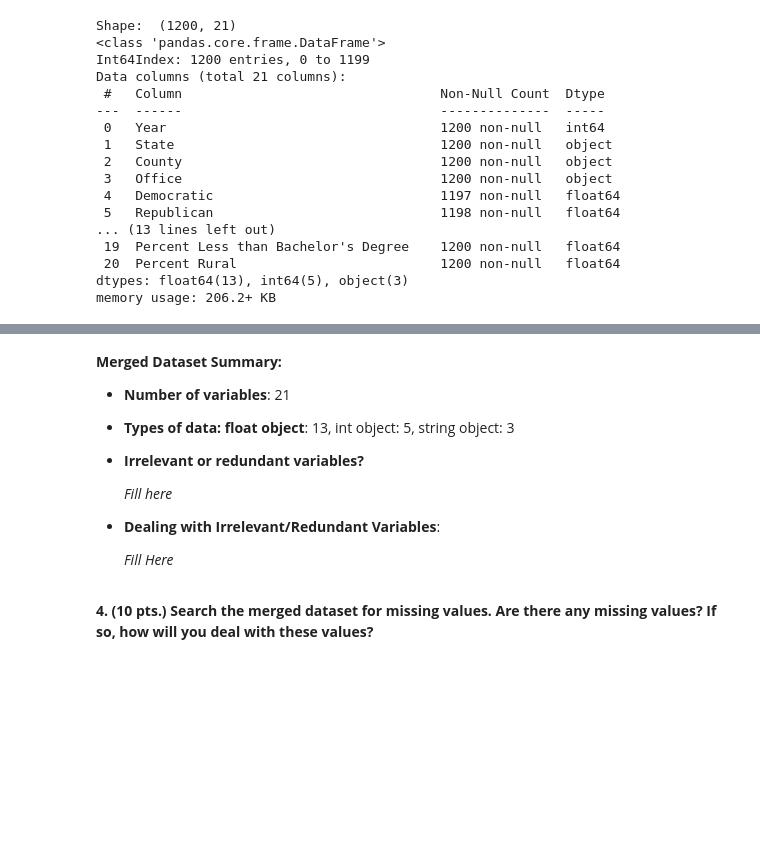
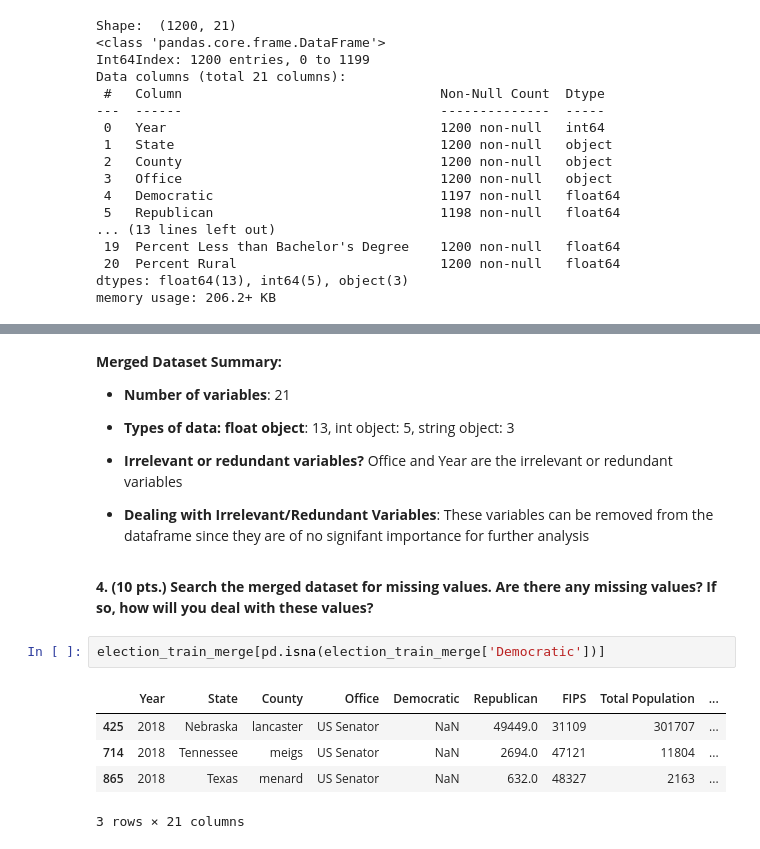
Before and after one commit to laxmena/2018Election-Data-Visualization, a Jupyter notebook: EDA-2018SenateElections.ipynb, the cells around one changed output, grey strips where cells are left out. Saved outputs shown, nothing was run; the diff lists cells and outputs as text; blank space fills up the shorter version.

```diff
--- a/EDA-2018SenateElections.ipynb
+++ b/EDA-2018SenateElections.ipynb
@@ -168,10 +168,17 @@ election_train_merge.describe()
 - **Number of variables**: 21
 - **Types of data: float object**: 13, int object: 5, string object: 3
 - **Irrelevant or redundant variables?**
+    Office and Year are the irrelevant or redundant variables
 
-    _Fill here_
 - **Dealing with Irrelevant/Redundant Variables**:
-
-    _Fill Here_
+    These variables can be removed from the dataframe since they are of no signifant importance for further analysis
 # %% [markdown]
 **4. (10 pts.) Search the merged dataset for missing values. Are there any missing values? If so, how will you deal with these values?**
+# %%
+election_train_merge[pd.isna(election_train_merge['Democratic'])]
+# %% [output]
+|  | Year | State | County | Office | Democratic | Republican | FIPS | Total Population | ... |
+| 425 | 2018 | Nebraska | lancaster | US Senator | NaN | 49449.0 | 31109 | 301707 | ... |
+| 714 | 2018 | Tennessee | meigs | US Senator | NaN | 2694.0 | 47121 | 11804 | ... |
+| 865 | 2018 | Texas | menard | US Senator | NaN | 632.0 | 48327 | 2163 | ... |
+3 rows × 21 columns
```
Also changed, not shown: parts of 2 cells of this notebook.
